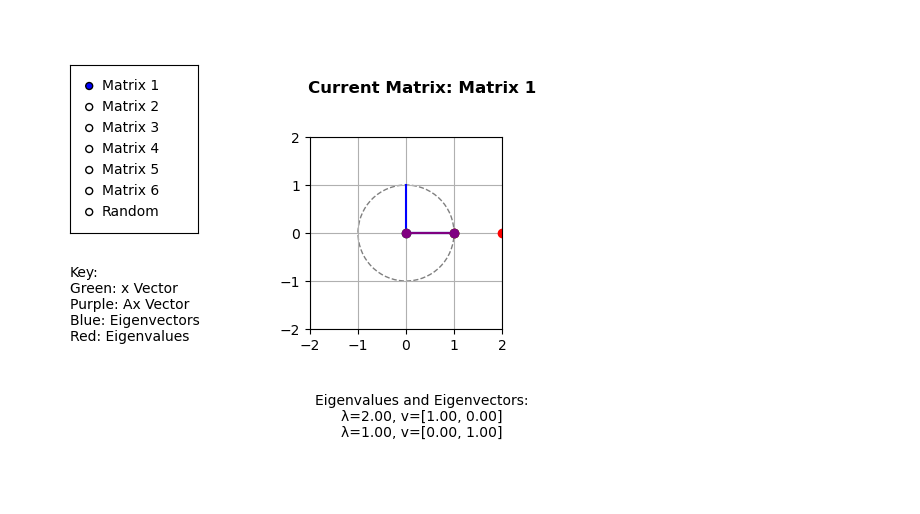
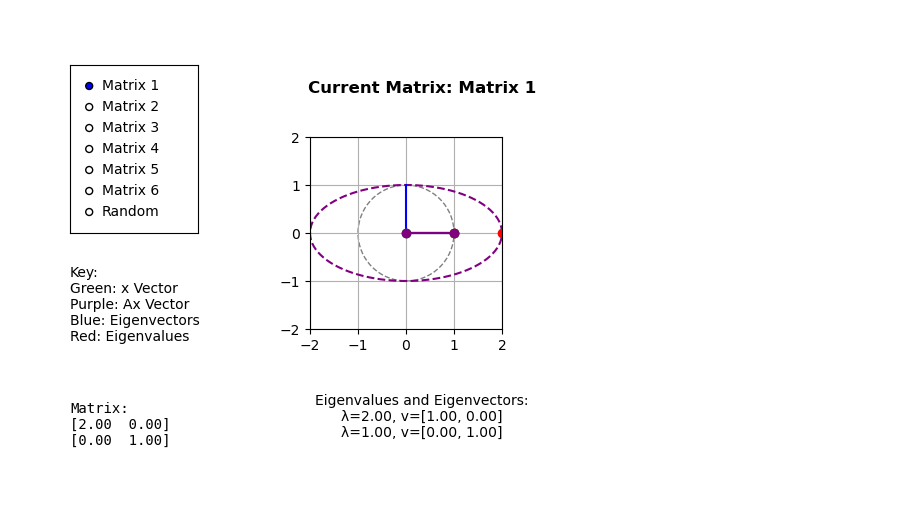
Before and after one commit to 1rdsk1/stranh, a Jupyter notebook: eigshow.ipynb, the cells around one changed output. Saved outputs shown, nothing was run; the diff lists cells and outputs as text; code cells hidden in the pictures.

```diff
--- a/eigshow.ipynb
+++ b/eigshow.ipynb
@@ -20,6 +20,9 @@ class EigShow:
         # Unit circle
         self.unit_circle = plt.Circle((0, 0), 1, color='gray', fill=False, linestyle='--')
         self.ax.add_artist(self.unit_circle)
+
+        # Path of Ax
+        self.ax_path, = self.ax.plot([], [], 'purple', linestyle='--')
 
         # Eigenvalues and eigenvectors
         self.eigen_plot, = self.ax.plot([], [], 'o', color='red')
@@ -53,6 +56,14 @@ class EigShow:
             ha='left', va='center', fontsize=10
         )
 
+        # Matrix display below the key
+        self.matrix_ax = plt.axes([0.05, 0.05, 0.2, 0.2], frameon=False)
+        self.matrix_ax.axis('off')
+        self.matrix_display = self.matrix_ax.text(
+            0.0, 0.5, self.format_matrix(self.current_matrix),
+            ha='left', va='center', fontsize=10, family='monospace'
+        )
+
         self.init_controls()
         self.update_plot()
         self.connect_events()
@@ -79,7 +90,26 @@ class EigShow:
         if label in self.matrices:
             self.current_matrix = self.matrices[label]
             self.current_matrix_name = label
+            self.reset_x_vector()
             self.update_plot()
+
+    def reset_x_vector(self):
+        # Reset x vector to initial position
+        self.x_vector.set_data([0, 1], [0, 0])
+        Ax = self.current_matrix @ np.array([1, 0])
+        self.ax_vector.set_data([0, Ax[0]], [0, Ax[1]])
+        self.update_path()
+
+    def update_path(self):
+        # Get points on the unit circle
+        theta = np.linspace(0, 2 * np.pi, 100)
+        circle = np.array([np.cos(theta), np.sin(theta)])
+
+        # Transform the circle by the current matrix
+        transformed_circle = self.current_matrix @ circle
+
+        # Update the path of Ax
+        self.ax_path.set_data(transformed_circle[0, :], transformed_circle[1, :])
 
     def update_plot(self):
         A = self.current_matrix
@@ -100,6 +130,12 @@ class EigShow:
                 np.append(self.vector_plot.get_ydata(), [0, vec[1].real])
             )
 
+        # Update path of Ax
+        self.update_path()
+
+        # Update matrix display
+        self.matrix_display.set_text(self.format_matrix(self.current_matrix))
+
         # Update eigenvalues and eigenvectors text
         table_text = "Eigenvalues and Eigenvectors:\n"
         for i in range(len(eigenvalues)):
@@ -108,50 +144,55 @@ class EigShow:
 
         self.fig.canvas.draw_idle()
 
+    def format_matrix(self, matrix):
+        """Format the matrix for display."""
+        return f"Matrix:\n[{matrix[0,0]:.2f}  {matrix[0,1]:.2f}]\n[{matrix[1,0]:.2f}  {matrix[1,1]:.2f}]"
+
     def on_mouse_press(self, event):
         if event.inaxes == self.ax:
             self.dragging = True
-            self.update_x_vector(event)
+            self.update_vectors(event)
 
     def on_mouse_release(self, event):
         self.dragging = False
 
     def on_mouse_motion(self, event):
         if self.dragging and event.inaxes == self.ax:
-            self.update_x_vector(event)
+            self.update_vectors(event)
 
-    def update_x_vector(self, event):
+    def update_vectors(self, event):
         if event.xdata is None or event.ydata is None:
             return
         x, y = event.xdata, event.ydata
         magnitude = np.sqrt(x**2 + y**2)
         if magnitude == 0:
             return
         x, y = x / magnitude, y / magnitude
 
         self.x_vector.set_data([0, x], [0, y])
         Ax = self.current_matrix @ np.array([x, y])
         self.ax_vector.set_data([0, Ax[0]], [0, Ax[1]])
+
         self.fig.canvas.draw_idle()
 
     def show(self):
         plt.show()
 
 # Define matrices
 matrices = {
     "Matrix 1": np.array([[2, 0], [0, 1]]),
     "Matrix 2": np.array([[2, 0], [0, -1]]),
     "Matrix 3": np.array([[0, 1], [1, 0]]),
     "Matrix 4": np.array([[0, 1], [-1, 0]]),
     "Matrix 5": np.array([[1, 1], [1, 1]]),
     "Matrix 6": np.array([[1, 1], [0, 1]]),
     "Random": np.random.randn(2, 2),
 }
 
 # Create the interactive EigShow object
 eig_show = EigShow(matrices)
 
 # Show the plot in the notebook
 eig_show.show()
 # %% [output]
-[figure, old version]
+[figure, new version]
```
